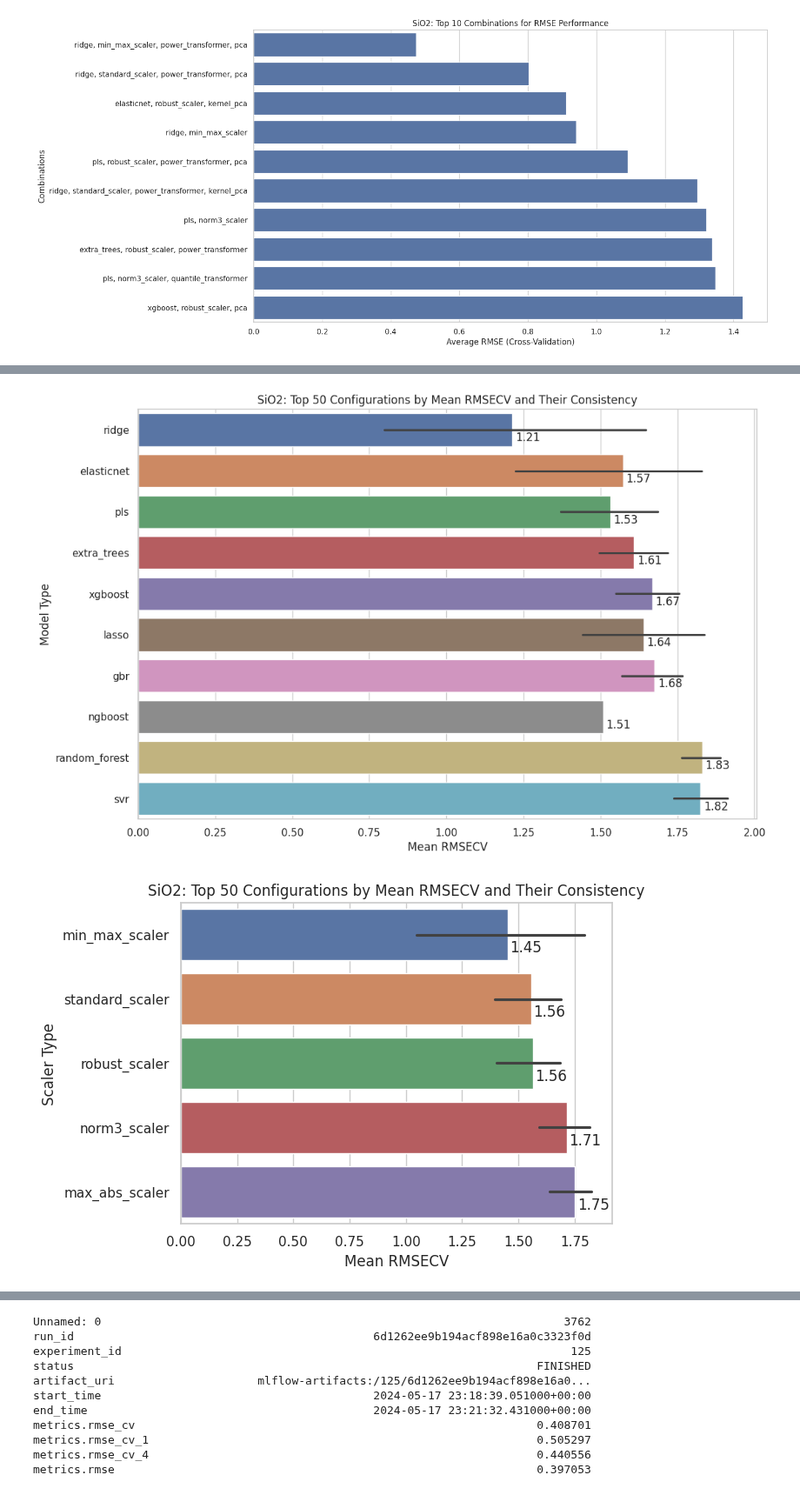
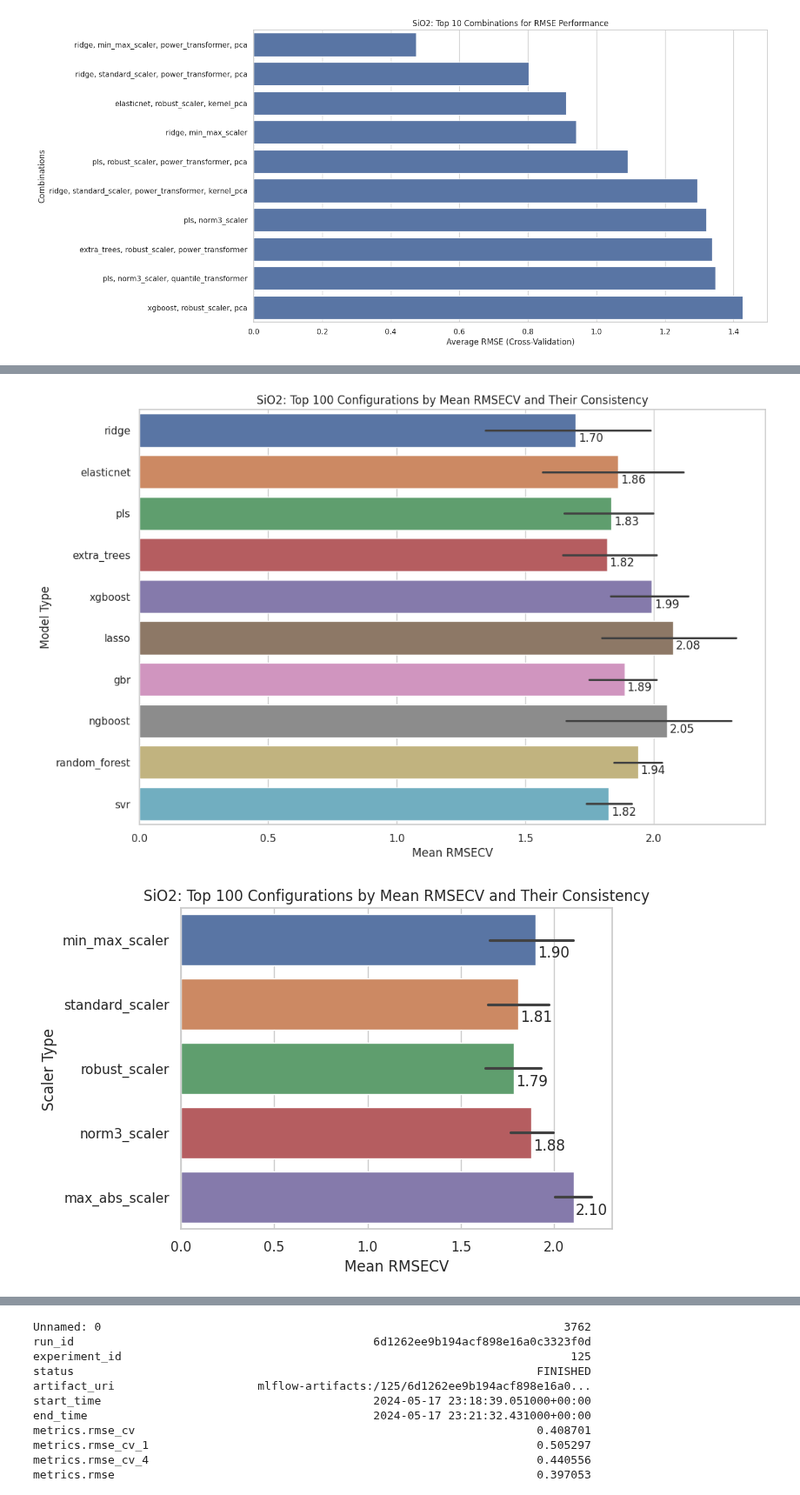
Before and after one commit to chhoumann/thesis-chemcam, a Jupyter notebook: baseline/experiment_analysis/experiment_analysis.ipynb, the cells around one changed output, grey strips where cells are left out. Shown at 87% size. Saved outputs shown, nothing was run; the diff lists cells and outputs as text; code cells hidden in the pictures.

```diff
--- a/baseline/experiment_analysis/experiment_analysis.ipynb
+++ b/baseline/experiment_analysis/experiment_analysis.ipynb
@@ -472,13 +472,12 @@ plt.show()
 [figure]
 # %%
 cv_columns = [
-    'metrics.rmse_cv', 'params.model_type', 'params.scaler_type',
+    'metrics.rmse_cv', 'metrics.std_dev_cv', 'params.model_type', 'params.scaler_type',
     'params.transformer_type', 'params.pca_type'
 ]
 filtered_runs_new = runs[cv_columns]
 filtered_runs_new = filtered_runs_new[filtered_runs_new['metrics.rmse_cv'] <= 50]
 
-
 # Rename columns for clarity
 rename_dict = {col: col.split('.')[-1] for col in cv_columns}
 filtered_runs_new = filtered_runs_new.rename(columns=rename_dict)
@@ -533,14 +532,15 @@ plt.show()
 # Aggregate the data to compute mean and standard deviation of RMSE for each configuration
 # Lower RMSE (lower is better) and lower STD RMSE (lower is better for consistency)
 aggregated_data = filtered_runs_new.groupby(['model_type', 'scaler_type', 'transformer_type', 'pca_type']).agg({
-    'rmse_cv': ['mean', 'std']
+    'rmse_cv': ['mean'],
+    'std_dev_cv': ['mean']
 }).reset_index()
 
 # Flatten the columns (multi-level index after aggregation)
-aggregated_data.columns = ['Model Type', 'Scaler Type', 'Transformer Type', 'PCA Type', 'Mean RMSECV', 'STD RMSECV']
+aggregated_data.columns = ['Model Type', 'Scaler Type', 'Transformer Type', 'PCA Type', 'Mean RMSECV', 'Mean STDCV']
 
 # Sort configurations first by mean RMSE (ascending, lower is better) and then by STD RMSE (ascending, lower is better for consistency)
-sorted_data = aggregated_data.sort_values(by=['Mean RMSECV', 'STD RMSECV'], ascending=[True, True])
+sorted_data = aggregated_data.sort_values(by=['Mean RMSECV', 'Mean STDCV'], ascending=[True, True])
 
 # Display the top 10 consistently good configurations
 print(sorted_data.head(10))
@@ -565,19 +565,19 @@ print(sorted_data.head(10))
 # %%
 sns.set(style="whitegrid")
 
 # Plotting the top configurations based on Mean RMSE
 plt.figure(figsize=(12, 8))
-top_n = 50
+top_n = 100
 for parameter in ['Model Type', 'Scaler Type', 'Transformer Type', 'PCA Type']:
     top_configurations = sns.barplot(x='Mean RMSECV', y=parameter, hue=parameter, data=sorted_data.head(top_n), dodge=False)
     plt.title(f'{analysis_target}: Top {top_n} Configurations by Mean RMSECV and Their Consistency')
     plt.xlabel('Mean RMSECV')
     plt.ylabel(parameter)
     # Annotate each bar with the value of Mean RMSE
     for p in top_configurations.patches:
         width = p.get_width()
         plt.text(width + 0.01, p.get_y()+0.2 + p.get_height() / 2, f'{width:.2f}', ha='left', va='center')
     plt.show()
 # %% [output]
-[figure, old version]
+[figure, new version]
-[figure, old version]
+[figure, new version]
```
Also changed, not shown: parts of 3 cells of this notebook, 1 other file.
